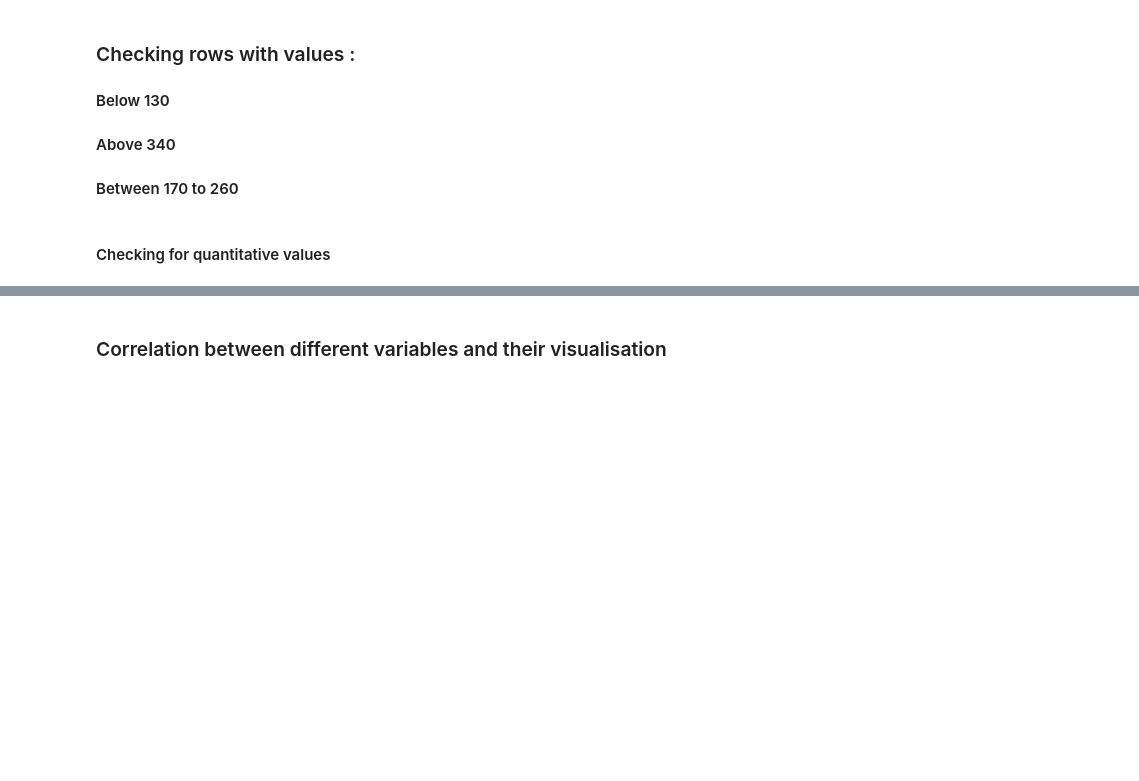
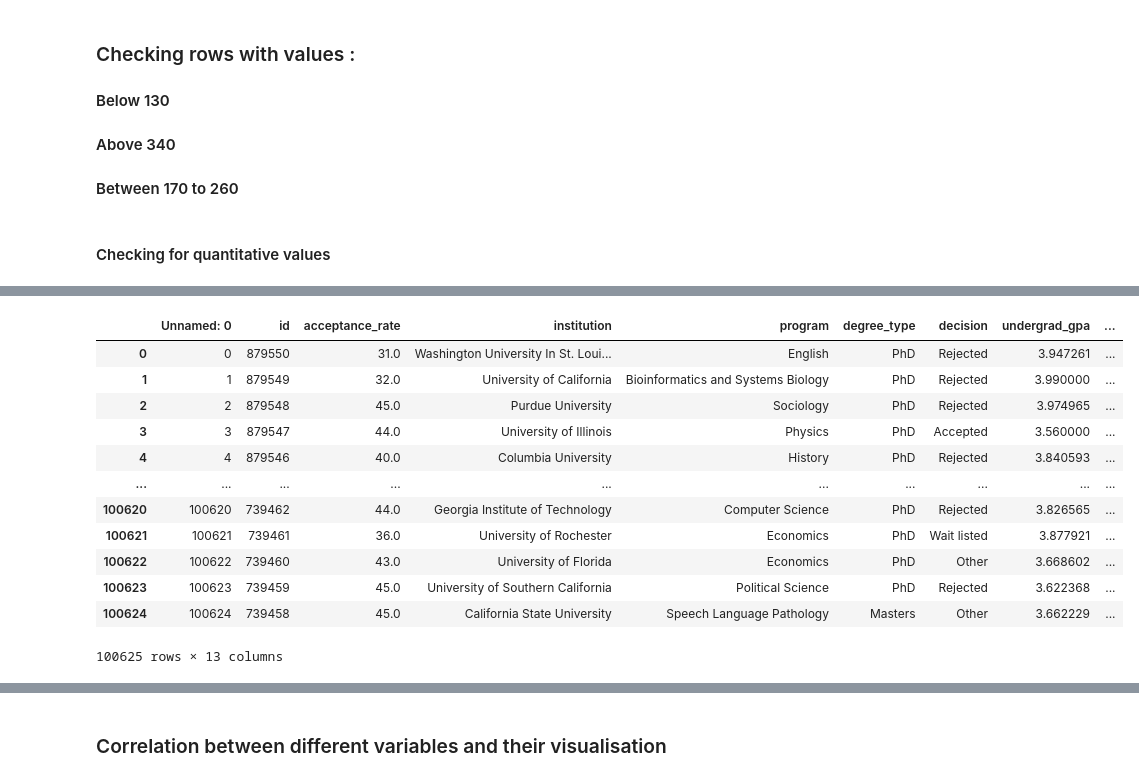
Before and after one commit to Masoodjr/ML_Project, a Jupyter notebook: ai_ml/notebooks/exploratory_analysis.ipynb, the cells around one changed output, grey strips where cells are left out. Cells and saved outputs as stored; diff of their text form; code cells hidden in the pictures; blank space fills up the shorter version.

```diff
--- a/ai_ml/notebooks/exploratory_analysis.ipynb
+++ b/ai_ml/notebooks/exploratory_analysis.ipynb
@@ -321,0 +367,16 @@ df['analytical_writing'] = pd.to_numeric(df['analytical_writing'], errors = 'coe
+# %%
+df
+# %% [output]
+|  | Unnamed: 0 | id | acceptance_rate | institution | program | degree_type | decision | undergrad_gpa | ... |
+| 0 | 0 | 879550 | 31.0 | Washington University In St. Loui... | English | PhD | Rejected | 3.947261 | ... |
+| 1 | 1 | 879549 | 32.0 | University of California | Bioinformatics and Systems Biology | PhD | Rejected | 3.990000 | ... |
+| 2 | 2 | 879548 | 45.0 | Purdue University | Sociology | PhD | Rejected | 3.974965 | ... |
+| 3 | 3 | 879547 | 44.0 | University of Illinois | Physics | PhD | Accepted | 3.560000 | ... |
+| 4 | 4 | 879546 | 40.0 | Columbia University | History | PhD | Rejected | 3.840593 | ... |
+| ... | ... | ... | ... | ... | ... | ... | ... | ... | ... |
+| 100620 | 100620 | 739462 | 44.0 | Georgia Institute of Technology | Computer Science | PhD | Rejected | 3.826565 | ... |
+| 100621 | 100621 | 739461 | 36.0 | University of Rochester | Economics | PhD | Wait listed | 3.877921 | ... |
+| 100622 | 100622 | 739460 | 43.0 | University of Florida | Economics | PhD | Other | 3.668602 | ... |
+| 100623 | 100623 | 739459 | 45.0 | University of Southern California | Political Science | PhD | Rejected | 3.622368 | ... |
+| 100624 | 100624 | 739458 | 45.0 | California State University | Speech Language Pathology | Masters | Other | 3.662229 | ... |
+100625 rows × 13 columns
```
Also changed, not shown: parts of 46 cells of this notebook, 2 other files.
